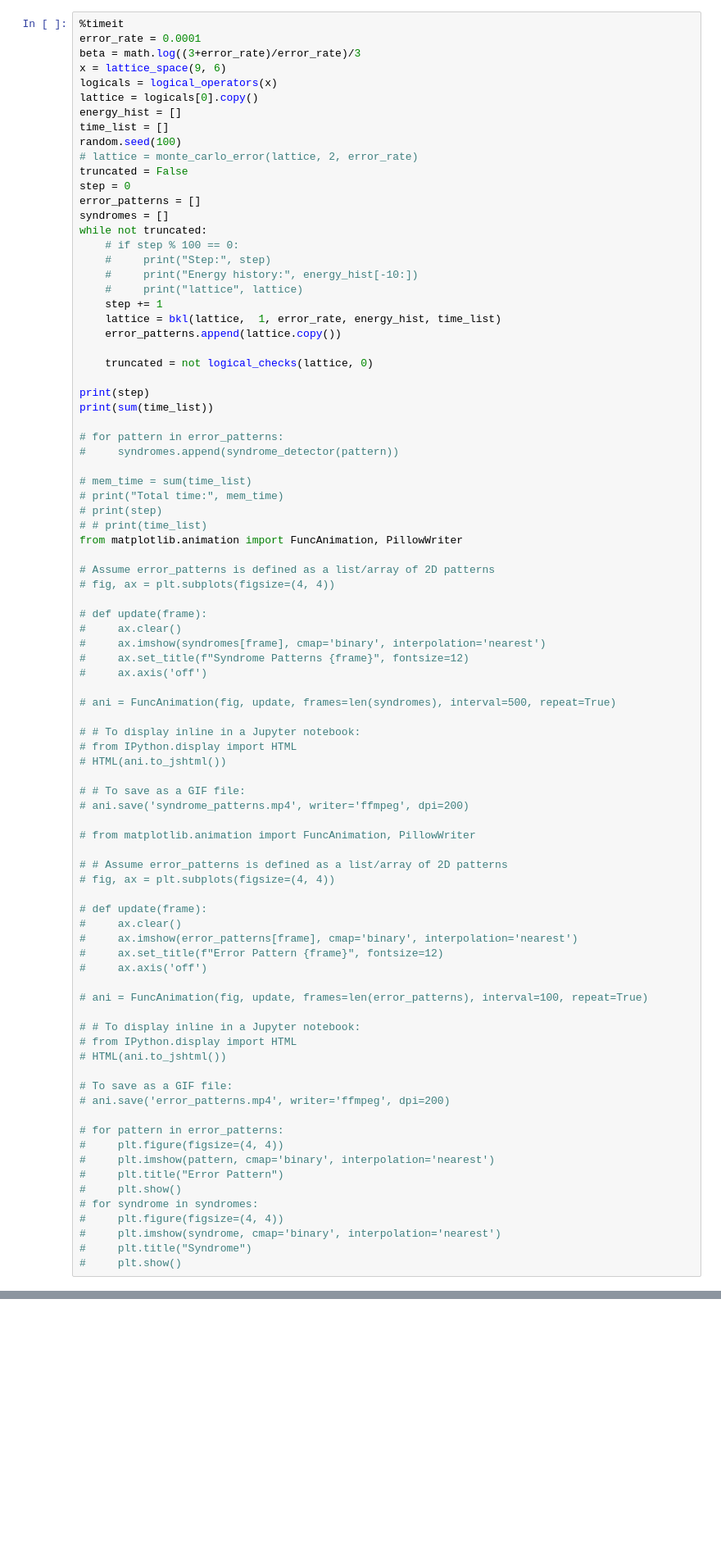
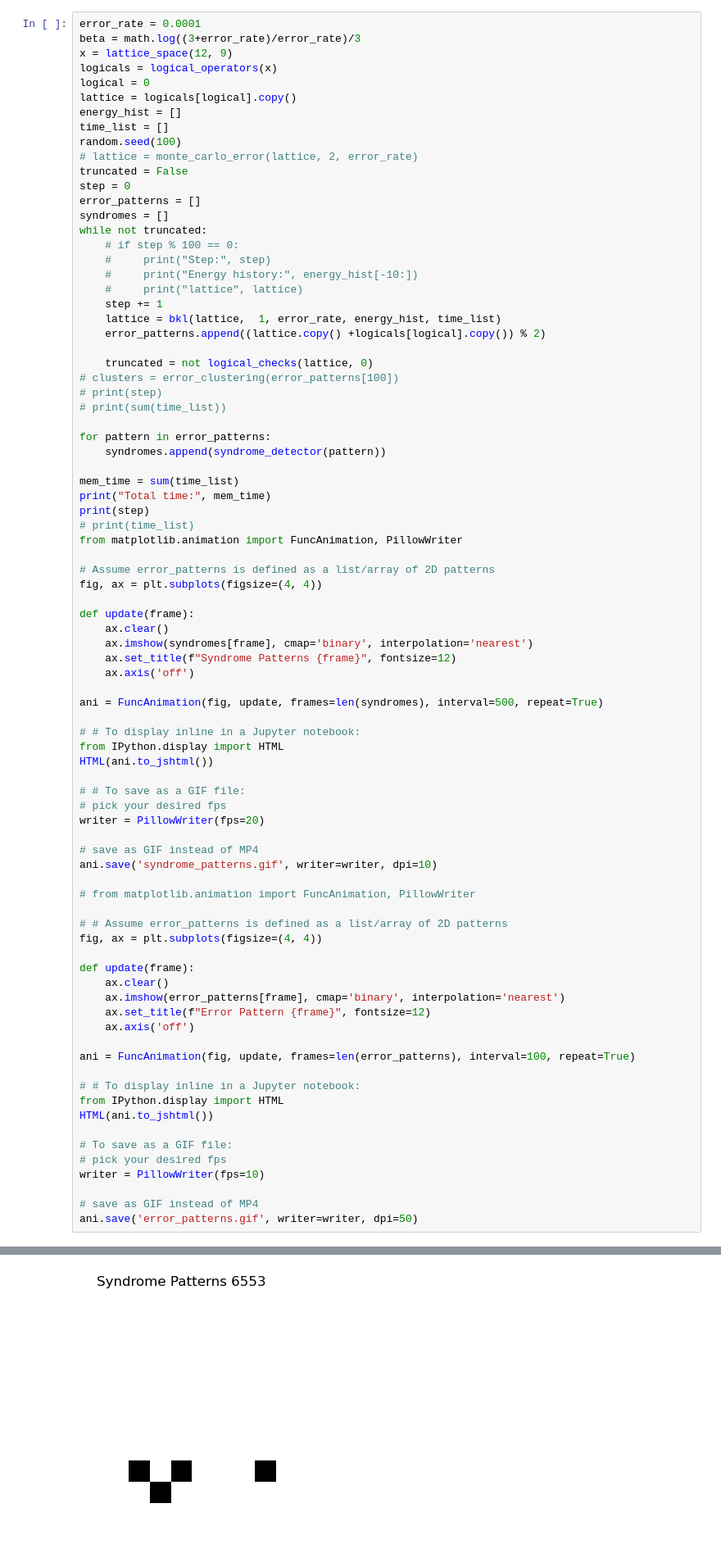
Before and after one commit to toM0dots/XYZ-color-code, a Jupyter notebook: XYZ_color_code/Optimal_decoder.ipynb, the cells around one changed output, grey strips where cells are left out. Shown: that part at 82% size. Drawn from its saved outputs; the diff is of its cells as text; blank space fills up the shorter version.

Commit message:
clustering

```diff
--- a/XYZ_color_code/Optimal_decoder.ipynb
+++ b/XYZ_color_code/Optimal_decoder.ipynb
@@ -959,10 +1095,10 @@ Total time: 0
 # %%
-%timeit
 error_rate = 0.0001
 beta = math.log((3+error_rate)/error_rate)/3
-x = lattice_space(9, 6)
+x = lattice_space(12, 9)
 logicals = logical_operators(x)
-lattice = logicals[0].copy()
+logical = 0
+lattice = logicals[logical].copy()
 energy_hist = []
 time_list = []
 random.seed(100)
@@ -978,68 +1114,65 @@ while not truncated:
     #     print("lattice", lattice)
     step += 1
     lattice = bkl(lattice,  1, error_rate, energy_hist, time_list)
-    error_patterns.append(lattice.copy())
+    error_patterns.append((lattice.copy() +logicals[logical].copy()) % 2)
 
     truncated = not logical_checks(lattice, 0)
+# clusters = error_clustering(error_patterns[100])
+# print(step)
+# print(sum(time_list))
 
+for pattern in error_patterns:
+    syndromes.append(syndrome_detector(pattern))
+
+mem_time = sum(time_list)
+print("Total time:", mem_time)
 print(step)
-print(sum(time_list))
-
-# for pattern in error_patterns:
-#     syndromes.append(syndrome_detector(pattern))
-
-# mem_time = sum(time_list)
-# print("Total time:", mem_time)
-# print(step)
-# # print(time_list)
+# print(time_list)
 from matplotlib.animation import FuncAnimation, PillowWriter
 
 # Assume error_patterns is defined as a list/array of 2D patterns
-# fig, ax = plt.subplots(figsize=(4, 4))
+fig, ax = plt.subplots(figsize=(4, 4))
 
-# def update(frame):
-#     ax.clear()
-#     ax.imshow(syndromes[frame], cmap='binary', interpolation='nearest')
-#     ax.set_title(f"Syndrome Patterns {frame}", fontsize=12)
-#     ax.axis('off')
+def update(frame):
+    ax.clear()
+    ax.imshow(syndromes[frame], cmap='binary', interpolation='nearest')
+    ax.set_title(f"Syndrome Patterns {frame}", fontsize=12)
+    ax.axis('off')
 
-# ani = FuncAnimation(fig, update, frames=len(syndromes), interval=500, repeat=True)
+ani = FuncAnimation(fig, update, frames=len(syndromes), interval=500, repeat=True)
 
 # # To display inline in a Jupyter notebook:
-# from IPython.display import HTML
-# HTML(ani.to_jshtml())
+from IPython.display import HTML
+HTML(ani.to_jshtml())
 
 # # To save as a GIF file:
-# ani.save('syndrome_patterns.mp4', writer='ffmpeg', dpi=200)
+# pick your desired fps
+writer = PillowWriter(fps=20)
+
+# save as GIF instead of MP4
+ani.save('syndrome_patterns.gif', writer=writer, dpi=10)
 
 # from matplotlib.animation import FuncAnimation, PillowWriter
 
 # # Assume error_patterns is defined as a list/array of 2D patterns
-# fig, ax = plt.subplots(figsize=(4, 4))
+fig, ax = plt.subplots(figsize=(4, 4))
 
-# def update(frame):
-#     ax.clear()
-#     ax.imshow(error_patterns[frame], cmap='binary', interpolation='nearest')
-#     ax.set_title(f"Error Pattern {frame}", fontsize=12)
-#     ax.axis('off')
+def update(frame):
+    ax.clear()
+    ax.imshow(error_patterns[frame], cmap='binary', interpolation='nearest')
+    ax.set_title(f"Error Pattern {frame}", fontsize=12)
+    ax.axis('off')
 
-# ani = FuncAnimation(fig, update, frames=len(error_patterns), interval=100, repeat=True)
+ani = FuncAnimation(fig, update, frames=len(error_patterns), interval=100, repeat=True)
 
 # # To display inline in a Jupyter notebook:
-# from IPython.display import HTML
-# HTML(ani.to_jshtml())
+from IPython.display import HTML
+HTML(ani.to_jshtml())
 
 # To save as a GIF file:
-# ani.save('error_patterns.mp4', writer='ffmpeg', dpi=200)
+# pick your desired fps
+writer = PillowWriter(fps=10)
 
-# for pattern in error_patterns:
-#     plt.figure(figsize=(4, 4))
-#     plt.imshow(pattern, cmap='binary', interpolation='nearest')
-#     plt.title("Error Pattern")
-#     plt.show()
-# for syndrome in syndromes:
-#     plt.figure(figsize=(4, 4))
-#     plt.imshow(syndrome, cmap='binary', interpolation='nearest')
-#     plt.title("Syndrome")
-#     plt.show()
+# save as GIF instead of MP4
+ani.save('error_patterns.gif', writer=writer, dpi=50)
 # %% [output]
@@ -1047,0 +1183 @@ from matplotlib.animation import FuncAnimation, PillowWriter
+[figure, added]
```
Also changed, not shown: parts of 8 cells of this notebook, 12 other files.
